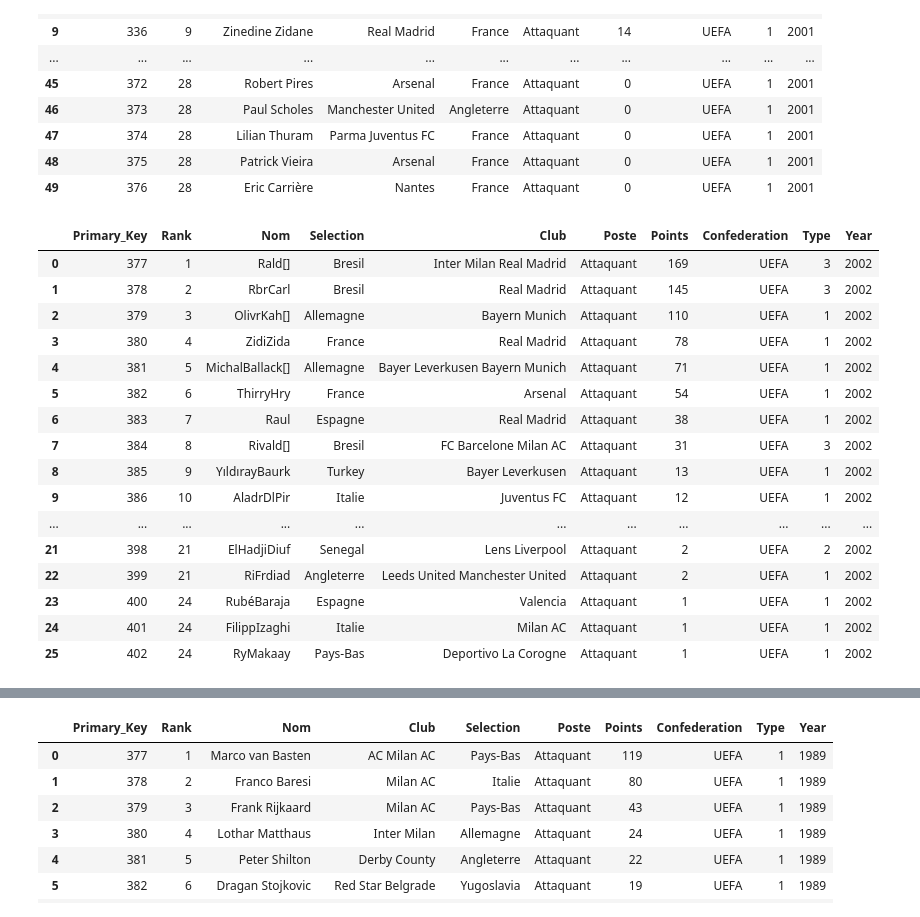
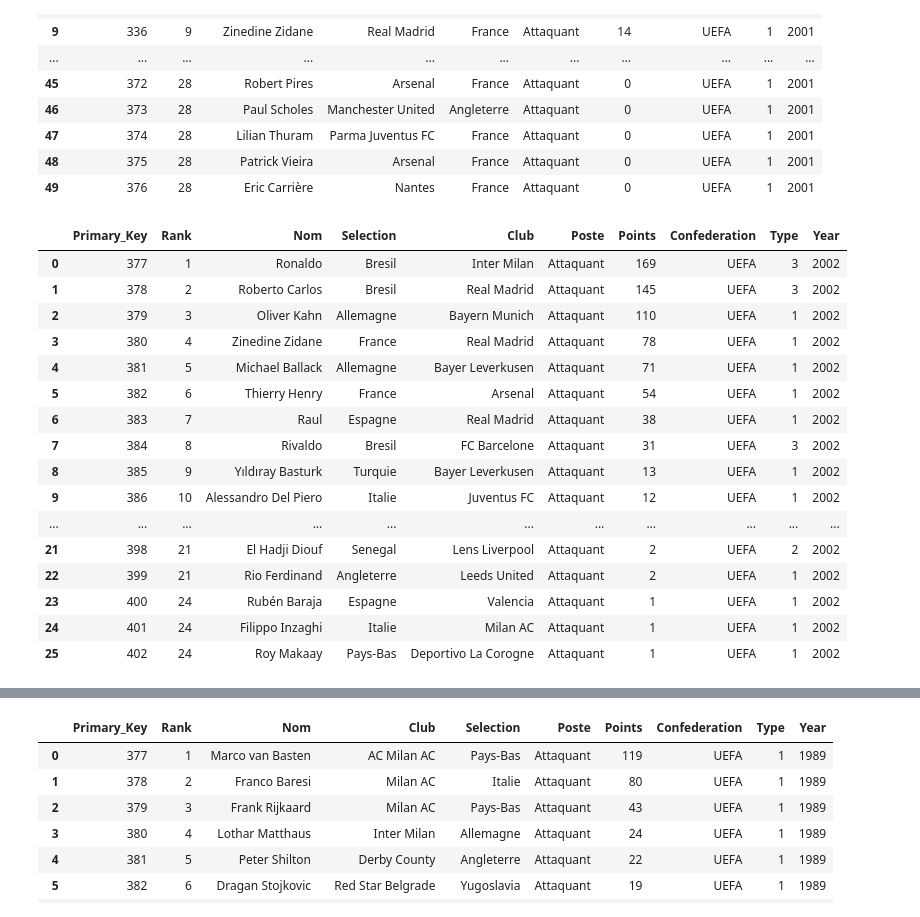
Before and after one commit to Lamessolo/BallonD_or_Analyse, a Jupyter notebook: BallondOrScraping.ipynb, the cells around one changed output, grey strips where cells are left out. Cells and saved outputs as stored; diff of their text form; code cells hidden in the pictures.

```diff
--- a/BallondOrScraping.ipynb
+++ b/BallondOrScraping.ipynb
@@ -1503,6 +1517,7 @@ tab_players_1998['Selection']= tab_players_1998['Selection'].str.replace('Égypt
 tab_players_1998['Selection']= tab_players_1998['Selection'].str.replace('Netherlands','Pays-Bas')
 tab_players_1998['Selection']= tab_players_1998['Selection'].str.replace('Sweden','Suede')
 tab_players_1998['Selection']= tab_players_1998['Selection'].str.replace('Italy','Italie')
+tab_players_1998['Selection']= tab_players_1998['Selection'].str.replace('Czech Republic','Republique-Tcheque')
 tab_players_1998['Selection']= tab_players_1998['Selection'].str.replace('Bosnie-Herzégovine','Bosnie-Herzegovine')
 tab_players_1998['Selection']= tab_players_1998['Selection'].str.replace('Croatia','Croatie')
 tab_players_1998['Selection']= tab_players_1998['Selection'].str.replace('Norway','Norvege')
@@ -1620,6 +1635,7 @@ tab_players_1999['Selection']= tab_players_1999['Selection'].str.replace('Égypt
 tab_players_1999['Selection']= tab_players_1999['Selection'].str.replace('Netherlands','Pays-Bas')
 tab_players_1999['Selection']= tab_players_1999['Selection'].str.replace('Sweden','Suede')
 tab_players_1999['Selection']= tab_players_1999['Selection'].str.replace('Italy','Italie')
+tab_players_1999['Selection']= tab_players_1999['Selection'].str.replace('Czech Republic','Republique-Tcheque')
 tab_players_1999['Selection']= tab_players_1999['Selection'].str.replace('Bosnie-Herzégovine','Bosnie-Herzegovine')
 tab_players_1999['Selection']= tab_players_1999['Selection'].str.replace('Croatia','Croatie')
 tab_players_1999['Selection']= tab_players_1999['Selection'].str.replace('Norway','Norvege')
@@ -1742,6 +1758,7 @@ tab_players_2000['Selection']= tab_players_2000['Selection'].str.replace('Égypt
 tab_players_2000['Selection']= tab_players_2000['Selection'].str.replace('Netherlands','Pays-Bas')
 tab_players_2000['Selection']= tab_players_2000['Selection'].str.replace('Sweden','Suede')
 tab_players_2000['Selection']= tab_players_2000['Selection'].str.replace('Italy','Italie')
+tab_players_2000['Selection']= tab_players_2000['Selection'].str.replace('Czech Republic','Republique-Tcheque')
 tab_players_2000['Selection']= tab_players_2000['Selection'].str.replace('Bosnie-Herzégovine','Bosnie-Herzegovine')
 tab_players_2000['Selection']= tab_players_2000['Selection'].str.replace('Croatia','Croatie')
 tab_players_2000['Selection']= tab_players_2000['Selection'].str.replace('Norway','Norvege')
@@ -1789,8 +1806,9 @@ tab_players_2000['Nom']= tab_players_2000['Nom'].str.replace('Mihajlović','Miha
 # modifier les valeurs en anglais dans les colonnes suivante
 
 # Modifier une cellule spécifique
-#tab_players_2000.at[1,'Club'] = 'Liverpool FC'
-
+tab_players_2000.at[0,'Club'] = 'FC Barcelone'
+tab_players_2000.at[20,'Club'] = 'Real Madrid'
+tab_players_2000.at[11,'Club'] = 'Olympiacos'
 # Add columns for conferation , type, poste,Primary_key, Year
 
 tab_players_2000.insert(loc=5, column='Confederation', value='UEFA')#( add UEFA by default)
@@ -1865,6 +1883,7 @@ tab_players_2001['Selection']= tab_players_2001['Selection'].str.replace('Égypt
 tab_players_2001['Selection']= tab_players_2001['Selection'].str.replace('Netherlands','Pays-Bas')
 tab_players_2001['Selection']= tab_players_2001['Selection'].str.replace('Sweden','Suede')
 tab_players_2001['Selection']= tab_players_2001['Selection'].str.replace('Italy','Italie')
+tab_players_2001['Selection']= tab_players_2001['Selection'].str.replace('Czech Republic','Republique-Tcheque')
 tab_players_2001['Selection']= tab_players_2001['Selection'].str.replace('Bosnie-Herzégovine','Bosnie-Herzegovine')
 tab_players_2001['Selection']= tab_players_2001['Selection'].str.replace('Croatia','Croatie')
 tab_players_2001['Selection']= tab_players_2001['Selection'].str.replace('Norway','Norvege')
@@ -1912,7 +1931,7 @@ tab_players_2001['Nom']= tab_players_2001['Nom'].str.replace('Mihajlović','Miha
 # modifier les valeurs en anglais dans les colonnes suivante
 
 # Modifier une cellule spécifique
-#tab_players_2001.at[1,'Club'] = 'Liverpool FC'
+tab_players_2001.at[15,'Club'] = 'Lazio'
 
 # Add columns for conferation , type, poste,Primary_key, Year
 
@@ -1988,6 +2007,7 @@ tab_players_2002['Selection']= tab_players_2002['Selection'].str.replace('Égypt
 tab_players_2002['Selection']= tab_players_2002['Selection'].str.replace('Netherlands','Pays-Bas')
 tab_players_2002['Selection']= tab_players_2002['Selection'].str.replace('Sweden','Suede')
 tab_players_2002['Selection']= tab_players_2002['Selection'].str.replace('Italy','Italie')
+tab_players_2002['Selection']= tab_players_2002['Selection'].str.replace('Czech Republic','Republique-Tcheque')
 tab_players_2002['Selection']= tab_players_2002['Selection'].str.replace('Bosnie-Herzégovine','Bosnie-Herzegovine')
 tab_players_2002['Selection']= tab_players_2002['Selection'].str.replace('Croatia','Croatie')
 tab_players_2002['Selection']= tab_players_2002['Selection'].str.replace('Norway','Norvege')
@@ -2006,6 +2026,7 @@ tab_players_2002['Selection']= tab_players_2002['Selection'].str.replace('FR Yug
 tab_players_2002['Selection']= tab_players_2002['Selection'].str.replace('Argentina','Argentine')
 tab_players_2002['Selection']= tab_players_2002['Selection'].str.replace('Slovenia','Slovenie')
 tab_players_2002['Selection']= tab_players_2002['Selection'].str.replace('Brazil','Bresil')
+tab_players_2002['Selection']= tab_players_2002['Selection'].str.replace('Turkey','Turquie')
 tab_players_2002['Club']= tab_players_2002['Club'].str.replace('Milan','Milan AC')
 tab_players_2002['Club']= tab_players_2002['Club'].str.replace('Internazionale','Inter Milan')
 tab_players_2002['Club']= tab_players_2002['Club'].str.replace('Juventus','Juventus FC')
@@ -2032,15 +2053,22 @@ tab_players_2002['Nom']= tab_players_2002['Nom'].str.replace('Matthaus','Matthau
 tab_players_2002['Nom']= tab_players_2002['Nom'].str.replace('Siniša','Sinisa')
 tab_players_2002['Nom']= tab_players_2002['Nom'].str.replace('Hernán','Hernan')
 tab_players_2002['Nom']= tab_players_2002['Nom'].str.replace('Mihajlović','Mihajlovic')
-tab_players_2002['Nom']= tab_players_2002['Nom'].str.replace('[notes 1]','')
-tab_players_2002['Nom']= tab_players_2002['Nom'].str.replace('[notes 2]','')
-tab_players_2002['Nom']= tab_players_2002['Nom'].str.replace('[notes 3]','')
-tab_players_2002['Nom']= tab_players_2002['Nom'].str.replace('[notes 4]','')
+#tab_players_2002['Nom']= tab_players_2002['Nom'].str.replace('[notes 1]','')
+#tab_players_2002['Nom']= tab_players_2002['Nom'].str.replace('[notes 2]','')
+#tab_players_2002['Nom']= tab_players_2002['Nom'].str.replace('[notes 3]','')
+#tab_players_2002['Nom']= tab_players_2002['Nom'].str.replace('[notes 4]','')
 # modifier les valeurs en anglais dans les colonnes suivante
 # modifier les valeurs en anglais dans les colonnes suivante
 
 # Modifier une cellule spécifique
-#tab_players_2002.at[1,'Club'] = 'Liverpool FC'
+tab_players_2002.at[0,'Nom'] = 'Ronaldo'
+tab_players_2002.at[2,'Nom'] = 'Oliver Kahn'
+tab_players_2002.at[4,'Nom'] = 'Michael Ballack'
+tab_players_2002.at[7,'Nom'] = 'Rivaldo'
+tab_players_2002.at[0,'Club'] = 'Inter Milan'
+tab_players_2002.at[4,'Club'] = 'Bayer Leverkusen'
+tab_players_2002.at[7,'Club'] = 'FC Barcelone'
+tab_players_2002.at[22,'Club'] = 'Leeds United'
 
 # Add columns for conferation , type, poste,Primary_key, Year
 
@@ -2051,46 +2079,46 @@ tab_players_2002['Year']='2002'
 tab_players_2002.insert(loc=4, column='Poste', value='Attaquant')
 tab_players_2002.insert(loc=0, column='Primary_Key', value=range(377,len(tab_players_2002) + 377))
 # Supprimer une ligne spécifique en utilisant drop()
 #tab_players_2002 = tab_players_2002.drop(index=len(tab_players_2002))
 # Tableau de valeurs à comparer
 valeurs_CONMEBOL = ['Bresil', 'Argentine', 'Colombie','Chili','Uruguay']
 valeurs_CAF =  ['Senegal', 'Cameroun', 'Algerie','Nigeria','Gabon']
 # Vérifier si la valeur de la colonne 'Selection' se trouve dans le tableau de valeurs
 condition_CONMEBOL = tab_players_2002['Selection'].isin(valeurs_CONMEBOL)
 condition_CAF = tab_players_2002['Selection'].isin(valeurs_CAF)
 
 # Modifier la valeur de la colonne 'Type' en fonction de la condition
 tab_players_2002.loc[condition_CAF, 'Type'] = '2'
 tab_players_2002.loc[condition_CONMEBOL, 'Type'] = '3'
 # Réindexer le DataFrame après la suppression
 #tab_players_2002 = tab_players_2002.reset_index(drop=True)
 
     ## Supprimer une colonne en utilisant del
     #del df['Col1']
 
     # write dataframe ina csv file
 tab_players_2002.to_csv(r'C:\Users\messj\Ballon_d_Or\players_90_99\tab_players_2002.csv', sep = ',',header=True, index=False)
 
 players_90_99 = pd.concat([players_90_99,tab_players_2002])
 players_90_99.to_csv('all_players_1990_99.csv', sep=',', header=True, index=False)
 tab_players_2002
 
 #parse_players_2002()
 # %% [output]
 |  | Primary_Key | Rank | Nom | Selection | Club | Poste | Points | Confederation | Type | Year |
-| 0 | 377 | 1 | Rald[] | Bresil | Inter Milan Real Madrid | Attaquant | 169 | UEFA | 3 | 2002 |
-| 1 | 378 | 2 | RbrCarl | Bresil | Real Madrid | Attaquant | 145 | UEFA | 3 | 2002 |
-| 2 | 379 | 3 | OlivrKah[] | Allemagne | Bayern Munich | Attaquant | 110 | UEFA | 1 | 2002 |
-| 3 | 380 | 4 | ZidiZida | France | Real Madrid | Attaquant | 78 | UEFA | 1 | 2002 |
-| 4 | 381 | 5 | MichalBallack[] | Allemagne | Bayer Leverkusen Bayern Munich | Attaquant | 71 | UEFA | 1 | 2002 |
-| 5 | 382 | 6 | ThirryHry | France | Arsenal | Attaquant | 54 | UEFA | 1 | 2002 |
+| 0 | 377 | 1 | Ronaldo | Bresil | Inter Milan | Attaquant | 169 | UEFA | 3 | 2002 |
+| 1 | 378 | 2 | Roberto Carlos | Bresil | Real Madrid | Attaquant | 145 | UEFA | 3 | 2002 |
+| 2 | 379 | 3 | Oliver Kahn | Allemagne | Bayern Munich | Attaquant | 110 | UEFA | 1 | 2002 |
+| 3 | 380 | 4 | Zinedine Zidane | France | Real Madrid | Attaquant | 78 | UEFA | 1 | 2002 |
+| 4 | 381 | 5 | Michael Ballack | Allemagne | Bayer Leverkusen | Attaquant | 71 | UEFA | 1 | 2002 |
+| 5 | 382 | 6 | Thierry Henry | France | Arsenal | Attaquant | 54 | UEFA | 1 | 2002 |
 | 6 | 383 | 7 | Raul | Espagne | Real Madrid | Attaquant | 38 | UEFA | 1 | 2002 |
-| 7 | 384 | 8 | Rivald[] | Bresil | FC Barcelone Milan AC | Attaquant | 31 | UEFA | 3 | 2002 |
-| 8 | 385 | 9 | YıldırayBaurk | Turkey | Bayer Leverkusen | Attaquant | 13 | UEFA | 1 | 2002 |
-| 9 | 386 | 10 | AladrDlPir | Italie | Juventus FC | Attaquant | 12 | UEFA | 1 | 2002 |
+| 7 | 384 | 8 | Rivaldo | Bresil | FC Barcelone | Attaquant | 31 | UEFA | 3 | 2002 |
+| 8 | 385 | 9 | Yıldıray Basturk | Turquie | Bayer Leverkusen | Attaquant | 13 | UEFA | 1 | 2002 |
+| 9 | 386 | 10 | Alessandro Del Piero | Italie | Juventus FC | Attaquant | 12 | UEFA | 1 | 2002 |
 | ... | ... | ... | ... | ... | ... | ... | ... | ... | ... | ... |
-| 21 | 398 | 21 | ElHadjiDiuf | Senegal | Lens Liverpool | Attaquant | 2 | UEFA | 2 | 2002 |
-| 22 | 399 | 21 | RiFrdiad | Angleterre | Leeds United Manchester United | Attaquant | 2 | UEFA | 1 | 2002 |
-| 23 | 400 | 24 | RubéBaraja | Espagne | Valencia | Attaquant | 1 | UEFA | 1 | 2002 |
-| 24 | 401 | 24 | FilippIzaghi | Italie | Milan AC | Attaquant | 1 | UEFA | 1 | 2002 |
-| 25 | 402 | 24 | RyMakaay | Pays-Bas | Deportivo La Corogne | Attaquant | 1 | UEFA | 1 | 2002 |
+| 21 | 398 | 21 | El Hadji Diouf | Senegal | Lens Liverpool | Attaquant | 2 | UEFA | 2 | 2002 |
+| 22 | 399 | 21 | Rio Ferdinand | Angleterre | Leeds United | Attaquant | 2 | UEFA | 1 | 2002 |
+| 23 | 400 | 24 | Rubén Baraja | Espagne | Valencia | Attaquant | 1 | UEFA | 1 | 2002 |
+| 24 | 401 | 24 | Filippo Inzaghi | Italie | Milan AC | Attaquant | 1 | UEFA | 1 | 2002 |
+| 25 | 402 | 24 | Roy Makaay | Pays-Bas | Deportivo La Corogne | Attaquant | 1 | UEFA | 1 | 2002 |
```
Also changed, not shown: parts of 9 cells of this notebook, 18 other files.
